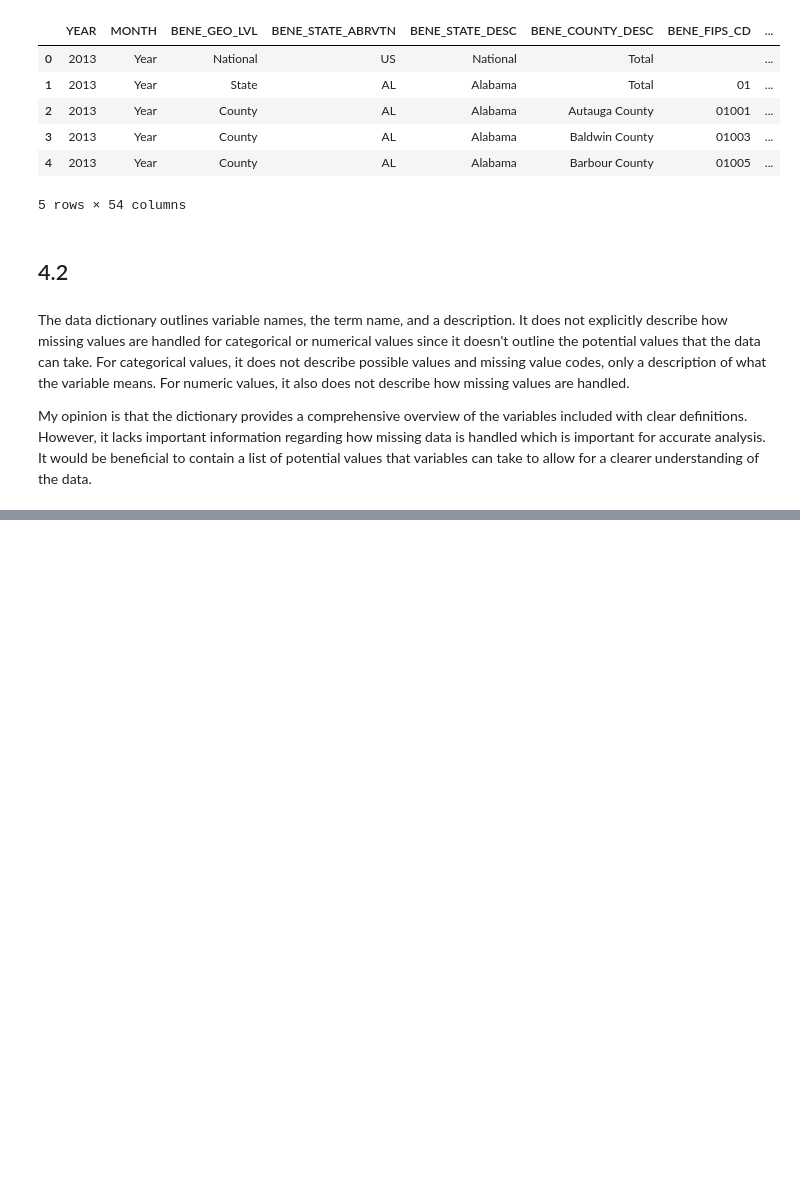
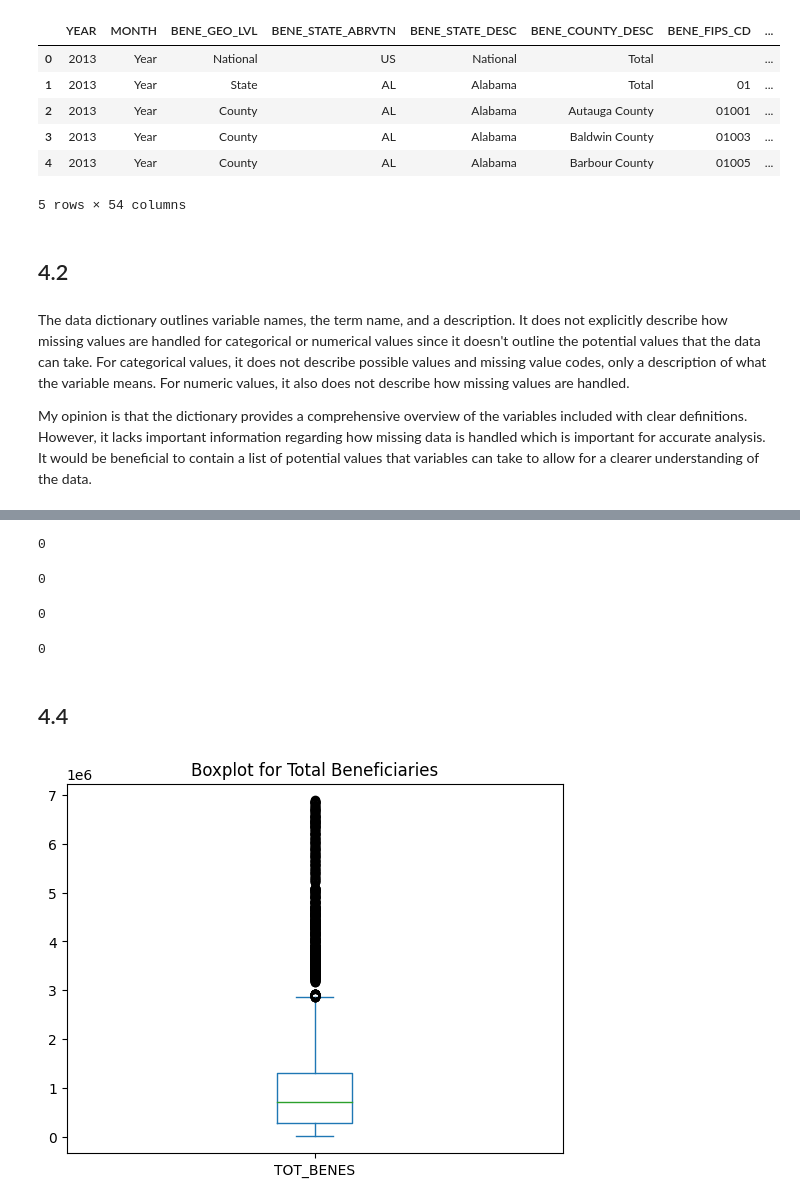
Before and after one commit to alyshaakhtar/DS3001-visualization, a Jupyter notebook: assignment/assignment.ipynb, the cells around one changed output, grey strips where cells are left out. Drawn from its saved outputs; the diff is of its cells as text; code cells hidden in the pictures; blank space fills up the shorter version.

```diff
--- a/assignment/assignment.ipynb
+++ b/assignment/assignment.ipynb
@@ -283,0 +317,49 @@ My opinion is that the dictionary provides a comprehensive overview of the varia
+# %%
+# TOT_BENES
+
+# Check for missing values
+print(df['TOT_BENES'].isnull().sum())
+
+# Convert to integer if necessary
+df['TOT_BENES'] = pd.to_numeric(df['TOT_BENES'], errors='coerce').astype('Int64')
+# %% [output]
+0
+# %%
+# DSBLD_TOT_BENES
+
+# Check for missing values
+print(df['DSBLD_TOT_BENES'].isnull().sum())
+
+# Convert to integer if necessary
+df['DSBLD_TOT_BENES'] = pd.to_numeric(df['DSBLD_TOT_BENES'], errors='coerce').astype('Int64')
+# %% [output]
+0
+# %%
+# MALE_TOT_BENES
+
+# Check for missing values
+print(df['MALE_TOT_BENES'].isnull().sum())
+
+# Convert to integer if necessary
+df['MALE_TOT_BENES'] = pd.to_numeric(df['MALE_TOT_BENES'], errors='coerce').astype('Int64')
+# %% [output]
+0
+# %%
+# FEMALE_TOT_BENES
+
+# Check for missing values
+print(df['FEMALE_TOT_BENES'].isnull().sum())
+
+# Convert to integer if necessary
+df['FEMALE_TOT_BENES'] = pd.to_numeric(df['FEMALE_TOT_BENES'], errors='coerce').astype('Int64')
+# %% [output]
+0
+# %% [markdown]
+## 4.4
+# %%
+# Boxplot for TOT_BENES
+df['TOT_BENES'].plot.box()
+plt.title('Boxplot for Total Beneficiaries')
+plt.show()
+# %% [output]
+[figure, added]
```
Also changed, not shown: parts of 20 cells of this notebook.
